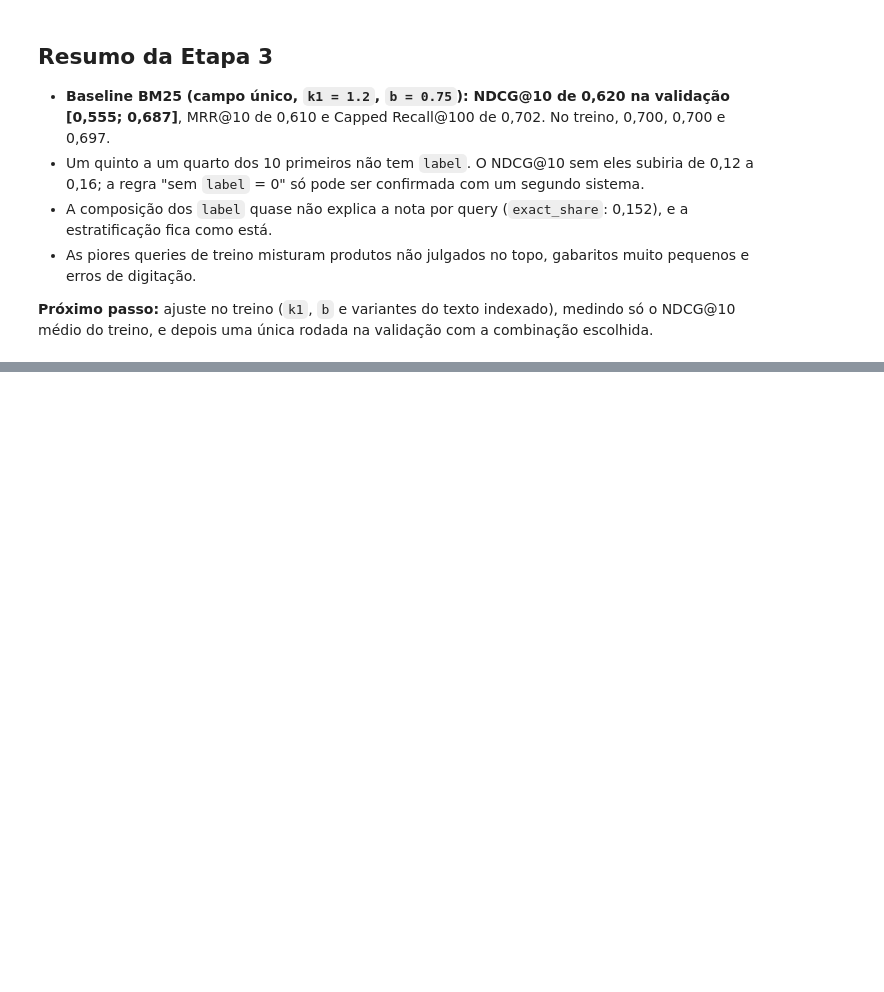
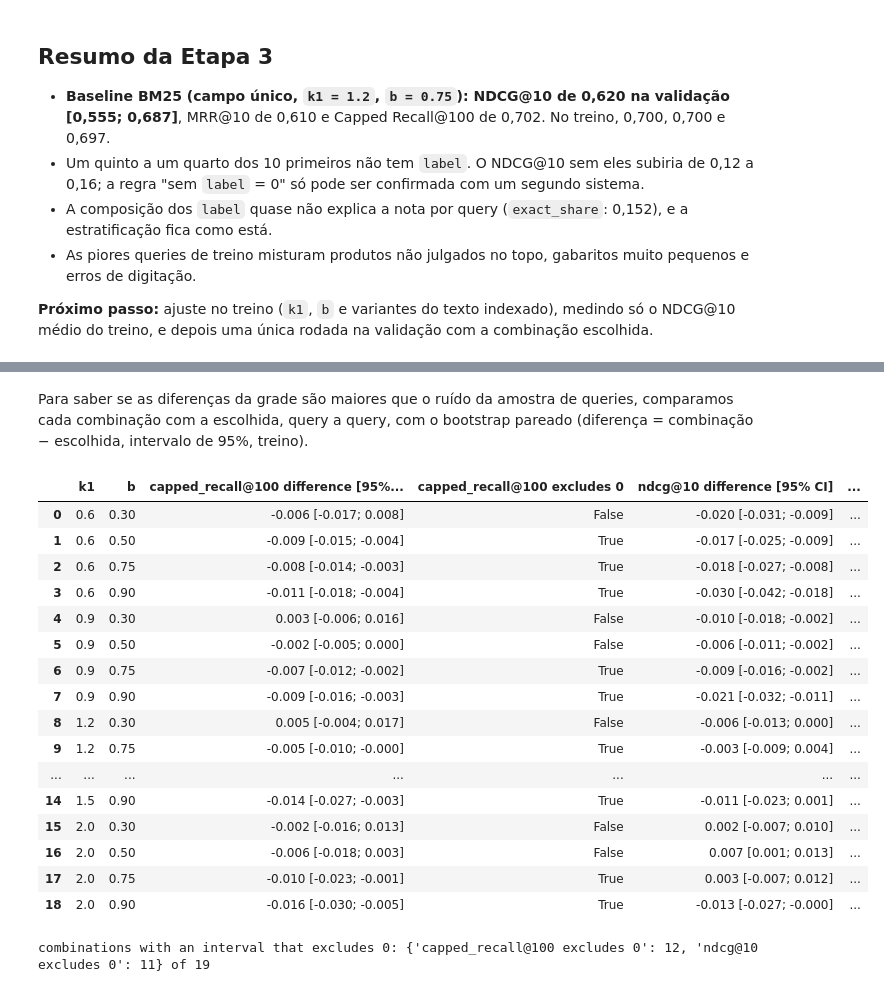
Before and after one commit to lubepe/ml_challenge, a Jupyter notebook: notebooks/02_bm25.ipynb, the cells around one changed output, grey strips where cells are left out. Saved outputs shown, nothing was run; the diff lists cells and outputs as text; code cells hidden in the pictures; blank space fills up the shorter version.

```diff
--- a/notebooks/02_bm25.ipynb
+++ b/notebooks/02_bm25.ipynb
@@ -651,0 +685,15 @@ display(worst[["query", "ndcg@10", "judged@10", "condensed_ndcg@10", "Exact", "P
+# %%
+v2_tokens = retrieval.single_field_tokens(products, **retrieval.V2_TEXT)
+baseline_tokens = build_tokens
+
+text_effect = pd.DataFrame({
+    "baseline": [baseline_tokens.map(len).median(), baseline_tokens.map(len).sum(), len({t for ts in baseline_tokens for t in ts})],
+    "v2": [v2_tokens.map(len).median(), v2_tokens.map(len).sum(), len({t for ts in v2_tokens for t in ts})],
+}, index=["median tokens per product", "total tokens", "vocabulary"])
+text_effect["change_pct"] = (text_effect["v2"] / text_effect["baseline"] - 1) * 100
+display(text_effect.round(1))
+
+examples = ["leather chairs", "mattresses", "wood benches", "36 inch vanity"]
+display(pd.DataFrame({"query": examples,
+                      "baseline_tokens": [text.tokenize(e) for e in examples],
+                      "v2_tokens": [text.tokenize(e, stem=True) for e in examples]}))
@@ -651,0 +719,11 @@ display(worst[["query", "ndcg@10", "judged@10", "condensed_ndcg@10", "Exact", "P
+# %%
+train_queries = evaluate.split_queries(queries, split_by_query, "train")
+start = time.perf_counter()
+tuning, tuning_per_query = evaluate.tune_bm25(v2_tokens, stem=True, queries=train_queries, labels=labels_by_query)
+print(f"grid of {len(tuning)} combinations in {time.perf_counter() - start:.0f} s")
+
+display(tuning.pivot(index="k1", columns="b", values="capped_recall@100").round(3))
+display(tuning.pivot(index="k1", columns="b", values="ndcg@10").round(3))
+chosen = evaluate.select_tuned(tuning)
+chosen_key = (float(chosen["k1"]), float(chosen["b"]))
+print(f"chosen: k1 = {chosen_key[0]}, b = {chosen_key[1]} | train capped_recall@100 = {chosen['capped_recall@100']:.3f}, ndcg@10 = {chosen['ndcg@10']:.3f}")
@@ -651,0 +747,37 @@ display(worst[["query", "ndcg@10", "judged@10", "condensed_ndcg@10", "Exact", "P
+# %% [markdown]
+Para saber se as diferenças da grade são maiores que o ruído da amostra de queries, comparamos cada combinação com a escolhida, query a query, com o bootstrap pareado (diferença = combinação − escolhida, intervalo de 95%, treino).
+# %%
+grid_rows = []
+for key, table in tuning_per_query.items():
+    if key == chosen_key:
+        continue
+    row = {"k1": key[0], "b": key[1]}
+    for metric in ["capped_recall@100", "ndcg@10"]:
+        difference = evaluate.paired_bootstrap(table, tuning_per_query[chosen_key], metric)
+        row[f"{metric} difference [95% CI]"] = evaluate.format_ci(difference["mean_difference"], difference["ci_low"], difference["ci_high"])
+        row[f"{metric} excludes 0"] = difference["ci_low"] > 0 or difference["ci_high"] < 0
+    grid_rows.append(row)
+grid_differences = pd.DataFrame(grid_rows)
+display(grid_differences)
+print("combinations with an interval that excludes 0:",
+      grid_differences[["capped_recall@100 excludes 0", "ndcg@10 excludes 0"]].sum().to_dict(),
+      "of", len(grid_differences))
+# %% [output]
+|  | k1 | b | capped_recall@100 difference [95%... | capped_recall@100 excludes 0 | ndcg@10 difference [95% CI] | ... |
+| 0 | 0.6 | 0.30 | -0.006 [-0.017; 0.008] | False | -0.020 [-0.031; -0.009] | ... |
+| 1 | 0.6 | 0.50 | -0.009 [-0.015; -0.004] | True | -0.017 [-0.025; -0.009] | ... |
+| 2 | 0.6 | 0.75 | -0.008 [-0.014; -0.003] | True | -0.018 [-0.027; -0.008] | ... |
+| 3 | 0.6 | 0.90 | -0.011 [-0.018; -0.004] | True | -0.030 [-0.042; -0.018] | ... |
+| 4 | 0.9 | 0.30 | 0.003 [-0.006; 0.016] | False | -0.010 [-0.018; -0.002] | ... |
+| 5 | 0.9 | 0.50 | -0.002 [-0.005; 0.000] | False | -0.006 [-0.011; -0.002] | ... |
+| 6 | 0.9 | 0.75 | -0.007 [-0.012; -0.002] | True | -0.009 [-0.016; -0.002] | ... |
+| 7 | 0.9 | 0.90 | -0.009 [-0.016; -0.003] | True | -0.021 [-0.032; -0.011] | ... |
+| 8 | 1.2 | 0.30 | 0.005 [-0.004; 0.017] | False | -0.006 [-0.013; 0.000] | ... |
+| 9 | 1.2 | 0.75 | -0.005 [-0.010; -0.000] | True | -0.003 [-0.009; 0.004] | ... |
+| ... | ... | ... | ... | ... | ... | ... |
+| 14 | 1.5 | 0.90 | -0.014 [-0.027; -0.003] | True | -0.011 [-0.023; 0.001] | ... |
+| 15 | 2.0 | 0.30 | -0.002 [-0.016; 0.013] | False | 0.002 [-0.007; 0.010] | ... |
+| 16 | 2.0 | 0.50 | -0.006 [-0.018; 0.003] | False | 0.007 [0.001; 0.013] | ... |
+| 17 | 2.0 | 0.75 | -0.010 [-0.023; -0.001] | True | 0.003 [-0.007; 0.012] | ... |
+| 18 | 2.0 | 0.90 | -0.016 [-0.030; -0.005] | True | -0.013 [-0.027; -0.000] | ... |
+combinations with an interval that excludes 0: {'capped_recall@100 excludes 0': 12, 'ndcg@10 excludes 0': 11} of 19
```
Also changed, not shown: parts of 14 cells of this notebook, 10 other files.
